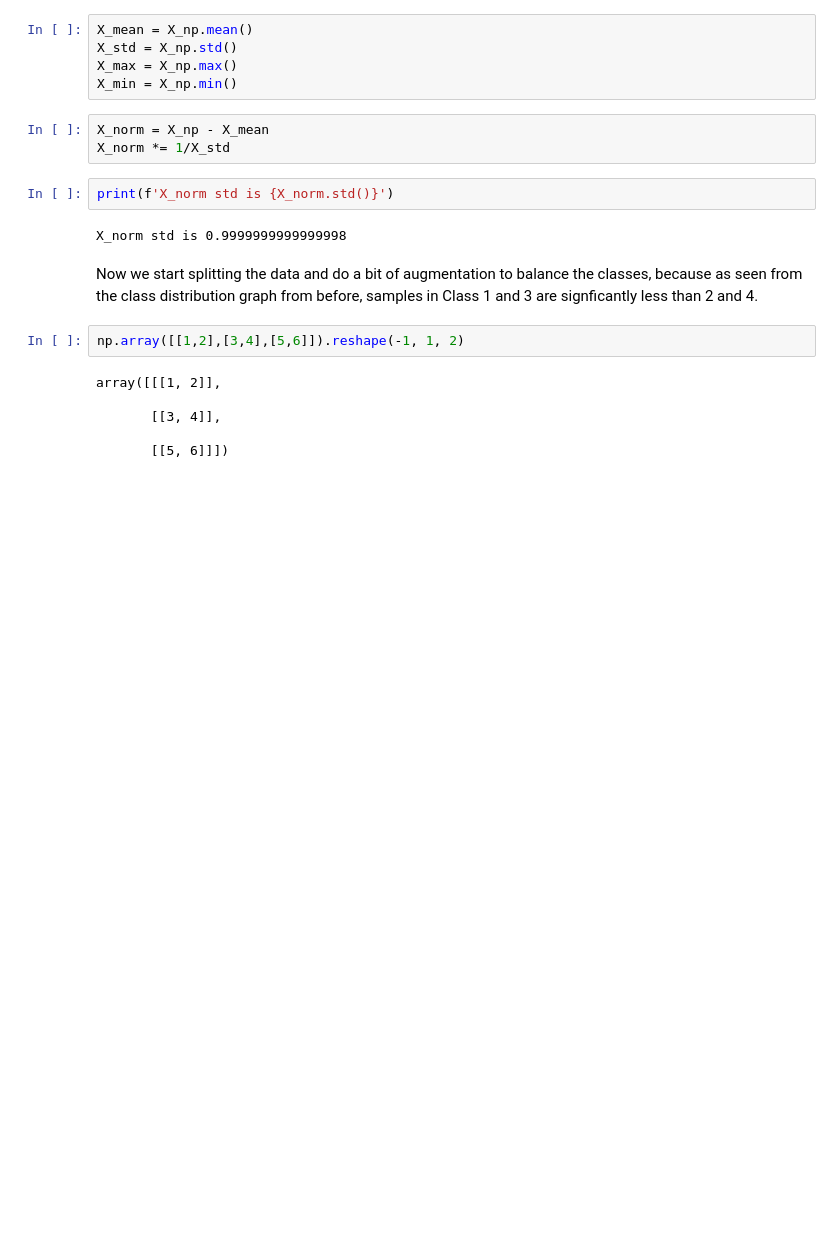
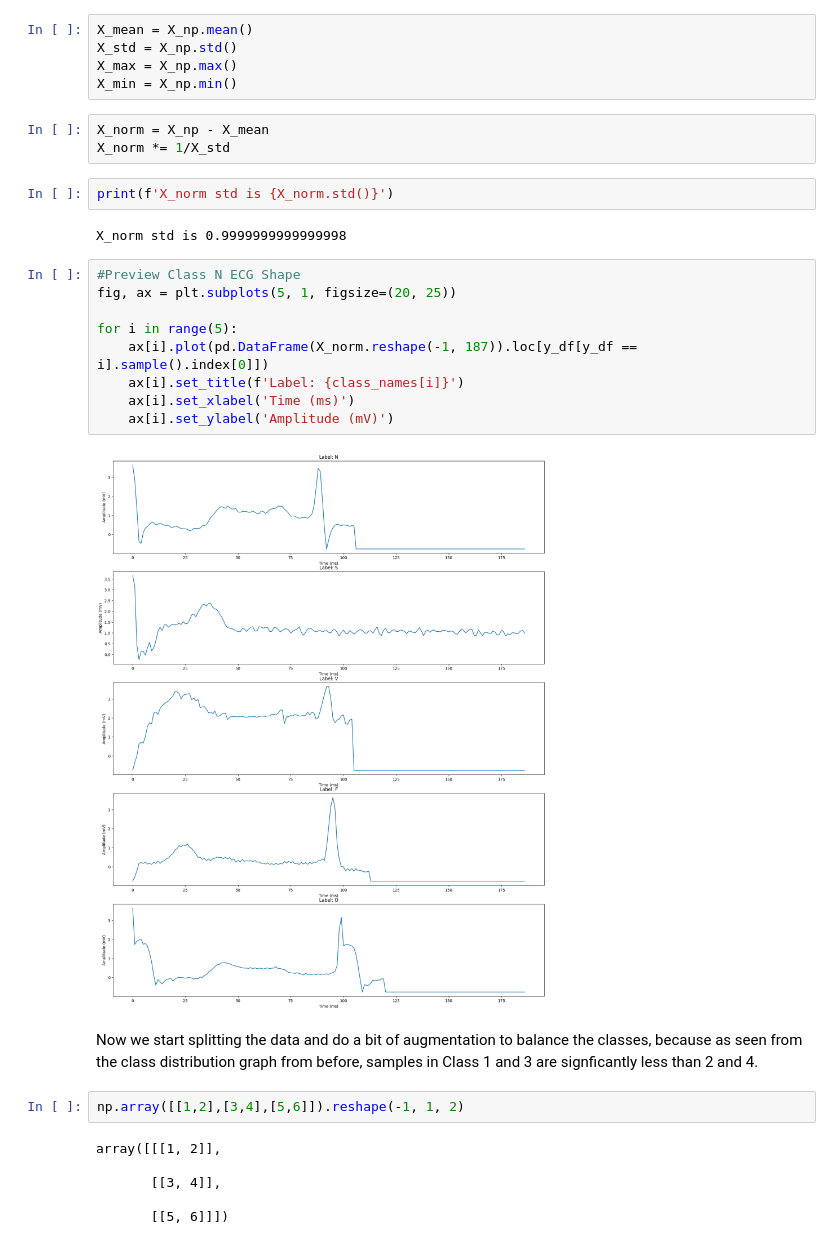
Before and after one commit to xl-Mu/ECG-Heartbeat-Categorization, a Jupyter notebook: CNN Model.ipynb, the cells around one changed output. Drawn from its saved outputs; the diff is of its cells as text; blank space fills up the shorter version.

Commit message:
Normalized graphs

```diff
--- a/CNN Model.ipynb
+++ b/CNN Model.ipynb
@@ -147,6 +147,17 @@ X_norm *= 1/X_std
 print(f'X_norm std is {X_norm.std()}')
 # %% [output]
 X_norm std is 0.9999999999999998
+# %%
+#Preview Class N ECG Shape
+fig, ax = plt.subplots(5, 1, figsize=(20, 25))
+
+for i in range(5):
+    ax[i].plot(pd.DataFrame(X_norm.reshape(-1, 187)).loc[y_df[y_df == i].sample().index[0]])
+    ax[i].set_title(f'Label: {class_names[i]}')
+    ax[i].set_xlabel('Time (ms)')
+    ax[i].set_ylabel('Amplitude (mV)')
+# %% [output]
+[figure, added]
 # %% [markdown]
 Now we start splitting the data and do a bit of augmentation to balance the classes, because as seen from the class distribution graph from before, samples in Class 1 and 3 are signficantly less than 2 and 4.
 # %%
```
